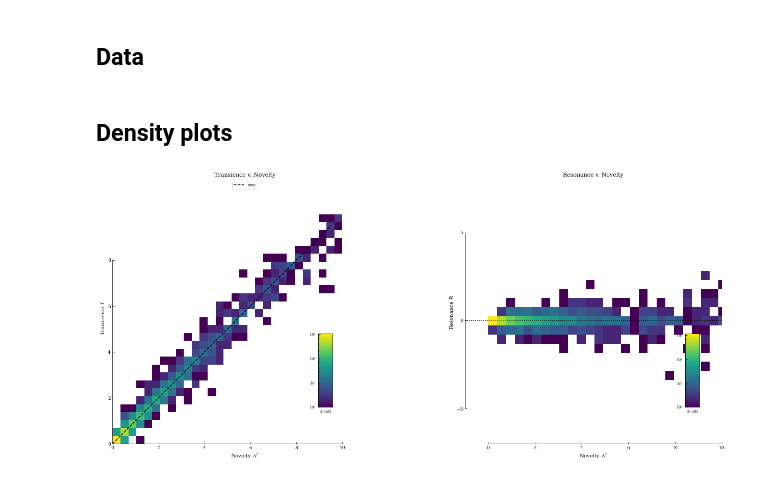
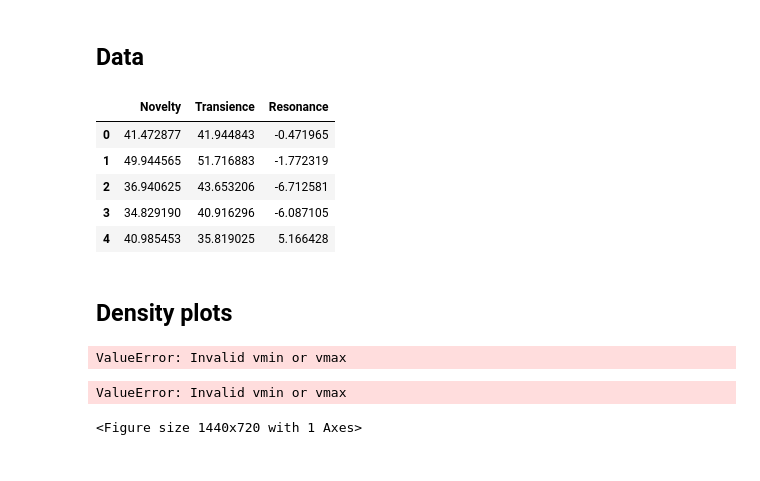
Before and after one commit to erialc-cal/NLP-FOMC, a Jupyter notebook: novelty_transience_resonance/density_plots_TvN_RvN.ipynb, the cells around one changed output. Drawn from its saved outputs; the diff is of its cells as text; code cells hidden in the pictures.

```diff
--- a/novelty_transience_resonance/density_plots_TvN_RvN.ipynb
+++ b/novelty_transience_resonance/density_plots_TvN_RvN.ipynb
@@ -34,10 +34,19 @@ def inchtocent(inches):
 # %%
 # Load in novelty, transience, resonance
 
-example_NTR_path = '/Users/h2jw/Documents/GitHub/NLP-FOMC/novelty_transience_resonance/all data/100 topics/novel_trans_reson_w7.txt'
+example_NTR_path = '/Users/h2jw/Documents/GitHub/NLP-FOMC/novelty_transience_resonance/all data/novel_trans_reson_w7.txt'
 
 NTR_df = pd.read_table(example_NTR_path, sep=' ',
                        header=None, names=['Novelty', 'Transience', 'Resonance'])
+# %%
+NTR_df.head()
+# %% [output]
+|  | Novelty | Transience | Resonance |
+| 0 | 41.472877 | 41.944843 | -0.471965 |
+| 1 | 49.944565 | 51.716883 | -1.772319 |
+| 2 | 36.940625 | 43.653206 | -6.712581 |
+| 3 | 34.829190 | 40.916296 | -6.087105 |
+| 4 | 40.985453 | 35.819025 | 5.166428 |
 # %% [markdown]
 ## Density plots
 # %%
@@ -100,7 +109,7 @@ fig = pyp.figure(figsize=figsize)
 
 ax = fig.add_axes([0.1, 0.19, 0.4, 0.72])
 
-cbaxes = fig.add_axes([0.4, 0.29, 0.02, 0.2])
+#cbaxes = fig.add_axes([0.4, 0.29, 0.02, 0.2])
 
 quants = ['Novelty', 'Transience']
 
@@ -108,7 +117,7 @@ xbins = np.linspace(0, 10, 30)
 ybins = np.linspace(0, 10, 30)
 
 H, cbar = plot_quants_2Dhist(quants, NTR_df, ax, xbins, ybins,
-                             make_cbar=True, cbar_axis=cbaxes, cbar_orientation='vertical')
+                            make_cbar=True, cbar_axis=cbaxes, cbar_orientation='vertical')
 cbar.ax.set_ylabel('')
 cbar.ax.set_xlabel('counts', fontsize=7)
 cbar.ax.xaxis.set_label_position('bottom')
@@ -188,4 +197,6 @@ ax.set_xlabel('Novelty $\mathcal{N}$')
 
 _ = ax.set_title('Resonance v. Novelty')
 # %% [output]
-[figure, removed]
+ValueError: Invalid vmin or vmax
+ValueError: Invalid vmin or vmax
+<Figure size 1440x720 with 1 Axes>
```
Also changed, not shown: 12 other files.
